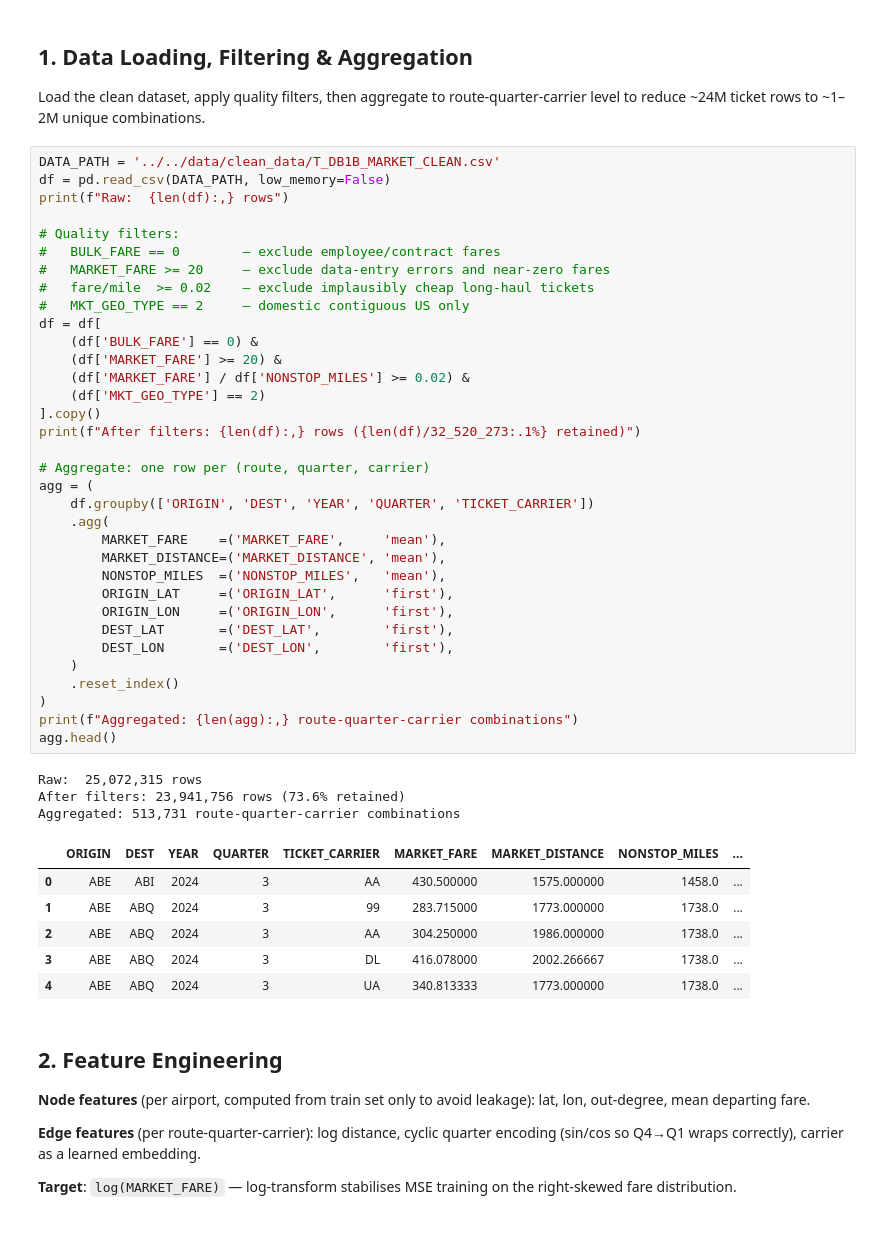
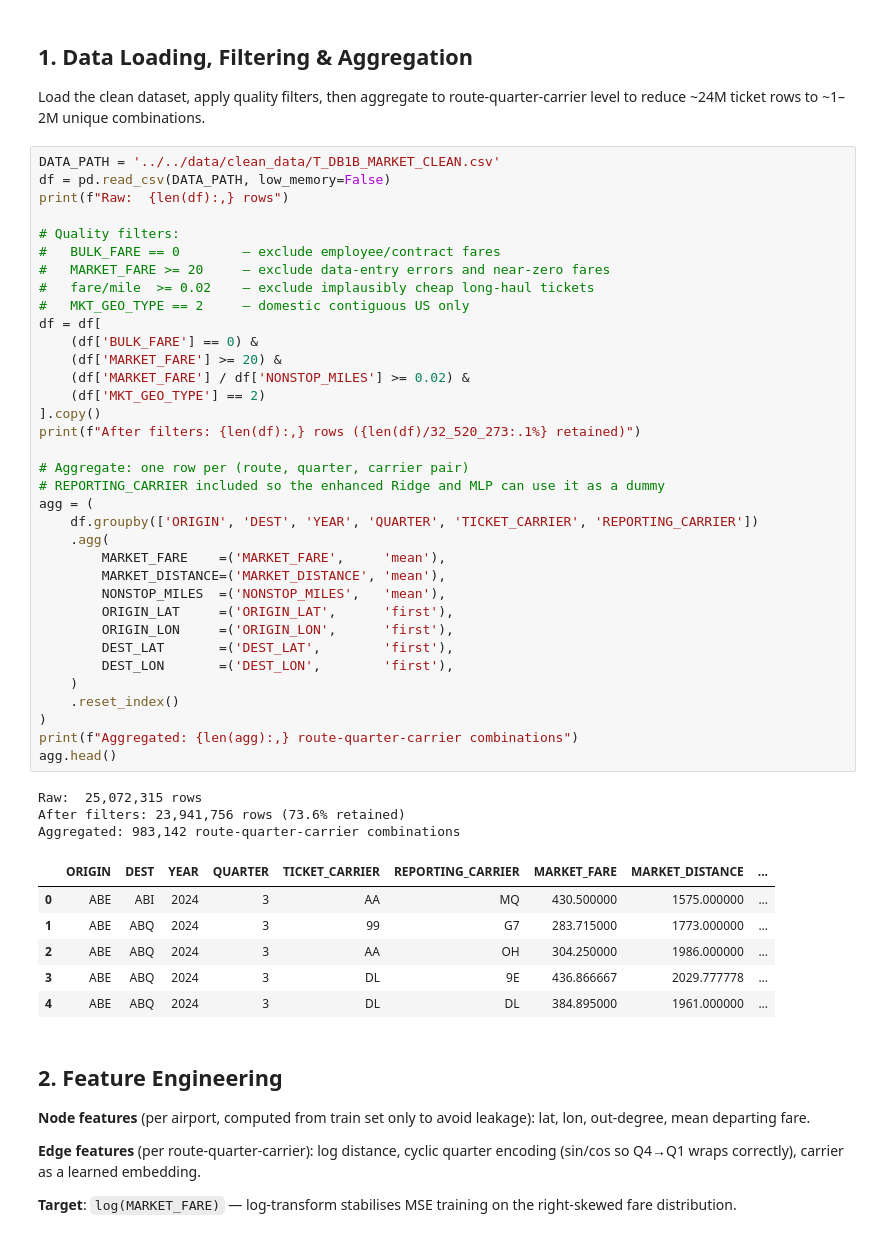
Before and after one commit to normangw/6600-neural-networks, a Jupyter notebook: technical-details/neural-networks/main.ipynb, the cells around one changed output. Saved outputs shown, nothing was run; the diff lists cells and outputs as text.

```diff
--- a/technical-details/neural-networks/main.ipynb
+++ b/technical-details/neural-networks/main.ipynb
@@ -46,42 +46,43 @@ print(f"Raw:  {len(df):,} rows")
 # Quality filters:
 #   BULK_FARE == 0        — exclude employee/contract fares
 #   MARKET_FARE >= 20     — exclude data-entry errors and near-zero fares
 #   fare/mile  >= 0.02    — exclude implausibly cheap long-haul tickets
 #   MKT_GEO_TYPE == 2     — domestic contiguous US only
 df = df[
     (df['BULK_FARE'] == 0) &
     (df['MARKET_FARE'] >= 20) &
     (df['MARKET_FARE'] / df['NONSTOP_MILES'] >= 0.02) &
     (df['MKT_GEO_TYPE'] == 2)
 ].copy()
 print(f"After filters: {len(df):,} rows ({len(df)/32_520_273:.1%} retained)")
 
-# Aggregate: one row per (route, quarter, carrier)
+# Aggregate: one row per (route, quarter, carrier pair)
+# REPORTING_CARRIER included so the enhanced Ridge and MLP can use it as a dummy
 agg = (
-    df.groupby(['ORIGIN', 'DEST', 'YEAR', 'QUARTER', 'TICKET_CARRIER'])
+    df.groupby(['ORIGIN', 'DEST', 'YEAR', 'QUARTER', 'TICKET_CARRIER', 'REPORTING_CARRIER'])
     .agg(
         MARKET_FARE    =('MARKET_FARE',     'mean'),
         MARKET_DISTANCE=('MARKET_DISTANCE', 'mean'),
         NONSTOP_MILES  =('NONSTOP_MILES',   'mean'),
         ORIGIN_LAT     =('ORIGIN_LAT',      'first'),
         ORIGIN_LON     =('ORIGIN_LON',      'first'),
         DEST_LAT       =('DEST_LAT',        'first'),
         DEST_LON       =('DEST_LON',        'first'),
     )
     .reset_index()
 )
 print(f"Aggregated: {len(agg):,} route-quarter-carrier combinations")
 agg.head()
 # %% [output]
 Raw:  25,072,315 rows
 After filters: 23,941,756 rows (73.6% retained)
-Aggregated: 513,731 route-quarter-carrier combinations
+Aggregated: 983,142 route-quarter-carrier combinations
-|  | ORIGIN | DEST | YEAR | QUARTER | TICKET_CARRIER | MARKET_FARE | MARKET_DISTANCE | NONSTOP_MILES | ... |
-| 0 | ABE | ABI | 2024 | 3 | AA | 430.500000 | 1575.000000 | 1458.0 | ... |
-| 1 | ABE | ABQ | 2024 | 3 | 99 | 283.715000 | 1773.000000 | 1738.0 | ... |
-| 2 | ABE | ABQ | 2024 | 3 | AA | 304.250000 | 1986.000000 | 1738.0 | ... |
-| 3 | ABE | ABQ | 2024 | 3 | DL | 416.078000 | 2002.266667 | 1738.0 | ... |
-| 4 | ABE | ABQ | 2024 | 3 | UA | 340.813333 | 1773.000000 | 1738.0 | ... |
+|  | ORIGIN | DEST | YEAR | QUARTER | TICKET_CARRIER | REPORTING_CARRIER | MARKET_FARE | MARKET_DISTANCE | ... |
+| 0 | ABE | ABI | 2024 | 3 | AA | MQ | 430.500000 | 1575.000000 | ... |
+| 1 | ABE | ABQ | 2024 | 3 | 99 | G7 | 283.715000 | 1773.000000 | ... |
+| 2 | ABE | ABQ | 2024 | 3 | AA | OH | 304.250000 | 1986.000000 | ... |
+| 3 | ABE | ABQ | 2024 | 3 | DL | 9E | 436.866667 | 2029.777778 | ... |
+| 4 | ABE | ABQ | 2024 | 3 | DL | DL | 384.895000 | 1961.000000 | ... |
 # %% [markdown]
 ## 2. Feature Engineering
 
```
Also changed, not shown: parts of 11 cells of this notebook, 1 other file.
